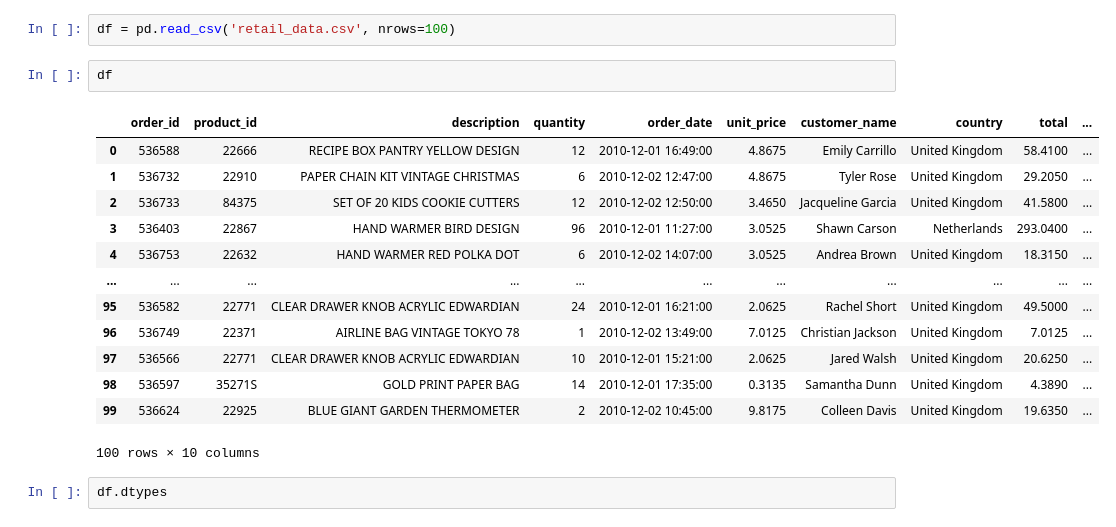
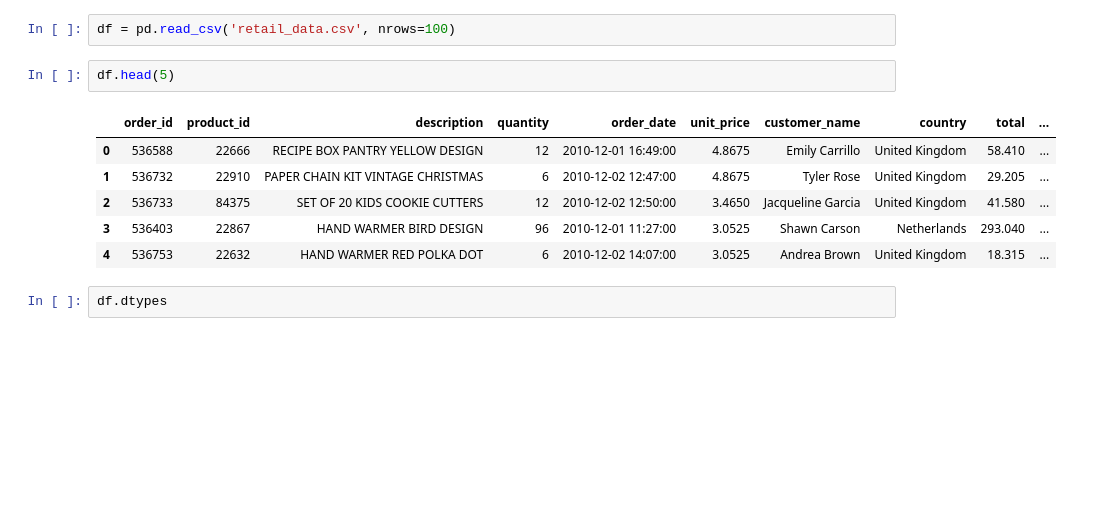
Before and after one commit to alteryx/woodwork, a Jupyter notebook: WorkingExample.ipynb, the cells around one changed output. Drawn from its saved outputs; the diff is of its cells as text; blank space fills up the shorter version.

```diff
--- a/WorkingExample.ipynb
+++ b/WorkingExample.ipynb
@@ -9,21 +9,14 @@ import woodwork.accessor
 # %%
 df = pd.read_csv('retail_data.csv', nrows=100)
 # %%
-df
+df.head(5)
 # %% [output]
 |  | order_id | product_id | description | quantity | order_date | unit_price | customer_name | country | total | ... |
-| 0 | 536588 | 22666 | RECIPE BOX PANTRY YELLOW DESIGN | 12 | 2010-12-01 16:49:00 | 4.8675 | Emily Carrillo | United Kingdom | 58.4100 | ... |
-| 1 | 536732 | 22910 | PAPER CHAIN KIT VINTAGE CHRISTMAS | 6 | 2010-12-02 12:47:00 | 4.8675 | Tyler Rose | United Kingdom | 29.2050 | ... |
-| 2 | 536733 | 84375 | SET OF 20 KIDS COOKIE CUTTERS | 12 | 2010-12-02 12:50:00 | 3.4650 | Jacqueline Garcia | United Kingdom | 41.5800 | ... |
-| 3 | 536403 | 22867 | HAND WARMER BIRD DESIGN | 96 | 2010-12-01 11:27:00 | 3.0525 | Shawn Carson | Netherlands | 293.0400 | ... |
-| 4 | 536753 | 22632 | HAND WARMER RED POLKA DOT | 6 | 2010-12-02 14:07:00 | 3.0525 | Andrea Brown | United Kingdom | 18.3150 | ... |
-| ... | ... | ... | ... | ... | ... | ... | ... | ... | ... | ... |
-| 95 | 536582 | 22771 | CLEAR DRAWER KNOB ACRYLIC EDWARDIAN | 24 | 2010-12-01 16:21:00 | 2.0625 | Rachel Short | United Kingdom | 49.5000 | ... |
-| 96 | 536749 | 22371 | AIRLINE BAG VINTAGE TOKYO 78 | 1 | 2010-12-02 13:49:00 | 7.0125 | Christian Jackson | United Kingdom | 7.0125 | ... |
-| 97 | 536566 | 22771 | CLEAR DRAWER KNOB ACRYLIC EDWARDIAN | 10 | 2010-12-01 15:21:00 | 2.0625 | Jared Walsh | United Kingdom | 20.6250 | ... |
-| 98 | 536597 | 35271S | GOLD PRINT PAPER BAG | 14 | 2010-12-01 17:35:00 | 0.3135 | Samantha Dunn | United Kingdom | 4.3890 | ... |
-| 99 | 536624 | 22925 | BLUE GIANT GARDEN THERMOMETER | 2 | 2010-12-02 10:45:00 | 9.8175 | Colleen Davis | United Kingdom | 19.6350 | ... |
+| 0 | 536588 | 22666 | RECIPE BOX PANTRY YELLOW DESIGN | 12 | 2010-12-01 16:49:00 | 4.8675 | Emily Carrillo | United Kingdom | 58.410 | ... |
+| 1 | 536732 | 22910 | PAPER CHAIN KIT VINTAGE CHRISTMAS | 6 | 2010-12-02 12:47:00 | 4.8675 | Tyler Rose | United Kingdom | 29.205 | ... |
+| 2 | 536733 | 84375 | SET OF 20 KIDS COOKIE CUTTERS | 12 | 2010-12-02 12:50:00 | 3.4650 | Jacqueline Garcia | United Kingdom | 41.580 | ... |
+| 3 | 536403 | 22867 | HAND WARMER BIRD DESIGN | 96 | 2010-12-01 11:27:00 | 3.0525 | Shawn Carson | Netherlands | 293.040 | ... |
+| 4 | 536753 | 22632 | HAND WARMER RED POLKA DOT | 6 | 2010-12-02 14:07:00 | 3.0525 | Andrea Brown | United Kingdom | 18.315 | ... |
-100 rows × 10 columns
 # %%
 df.dtypes
 # %% [output]
```
Also changed, not shown: parts of 27 cells of this notebook.
